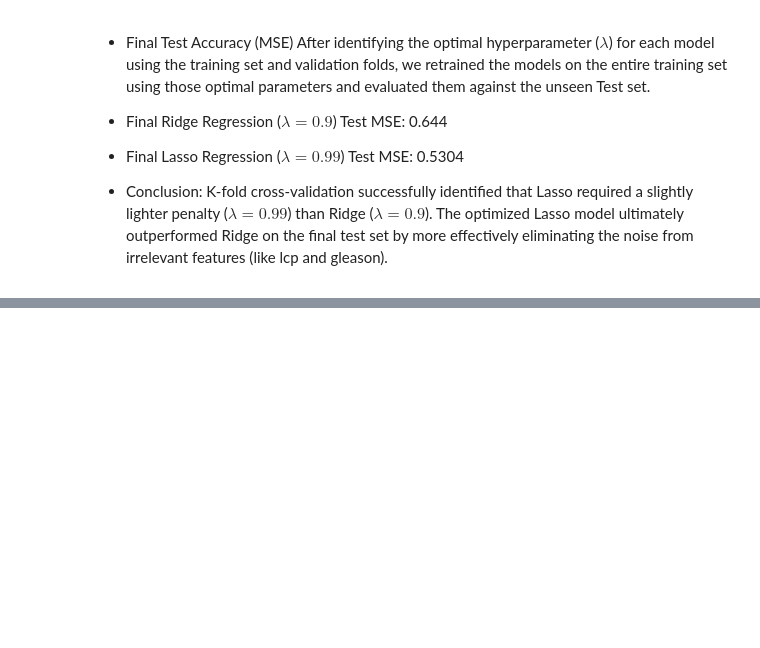
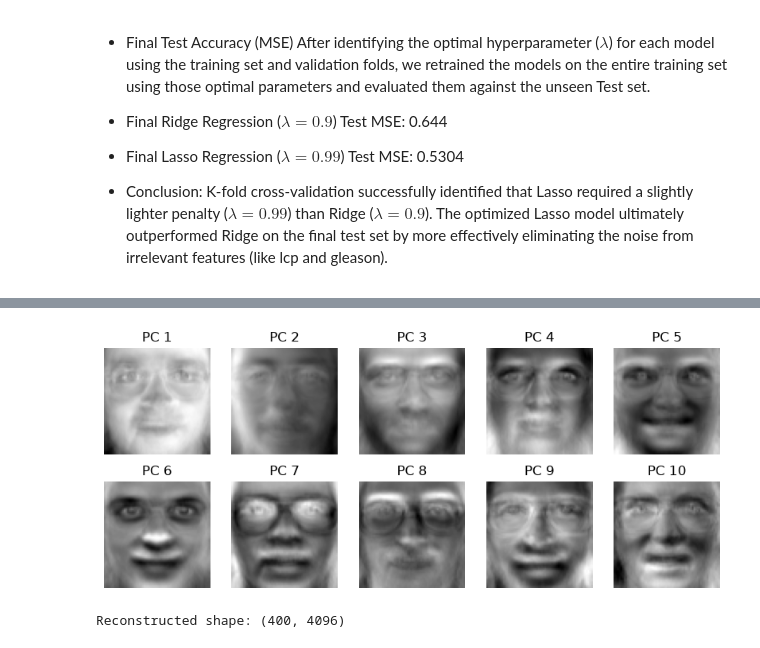
Before and after one commit to dilliram-code/mbust, a Jupyter notebook: Machine Learning by Suresh sir/Assignment_1.ipynb, the cells around one changed output, grey strips where cells are left out. Saved outputs shown, nothing was run; the diff lists cells and outputs as text; code cells hidden in the pictures; blank space fills up the shorter version.

```diff
--- a/Machine Learning by Suresh sir/Assignment_1.ipynb
+++ b/Machine Learning by Suresh sir/Assignment_1.ipynb
@@ -810,0 +932,23 @@ Lambda: 0.01 | Average Validation MSE: 1.4034
+# %%
+plt.figure(figsize=(10, 4))
+
+for i in range(10):
+    plt.subplot(2, 5, i + 1)
+    eigenface = pca.components_[i]
+    plt.imshow(
+        eigenface.reshape(64, 64),
+        cmap="gray"
+    )
+
+    plt.title(f"PC {i + 1}")
+    plt.axis("off")
+plt.show()
+# %% [output]
+[figure, added]
+# %%
+X_reconstructed = pca.inverse_transform(X_pca)
+
+print("Reconstructed shape:",
+      X_reconstructed.shape)
+# %% [output]
+Reconstructed shape: (400, 4096)
```
Also changed, not shown: parts of 26 cells of this notebook, 1 other file.
